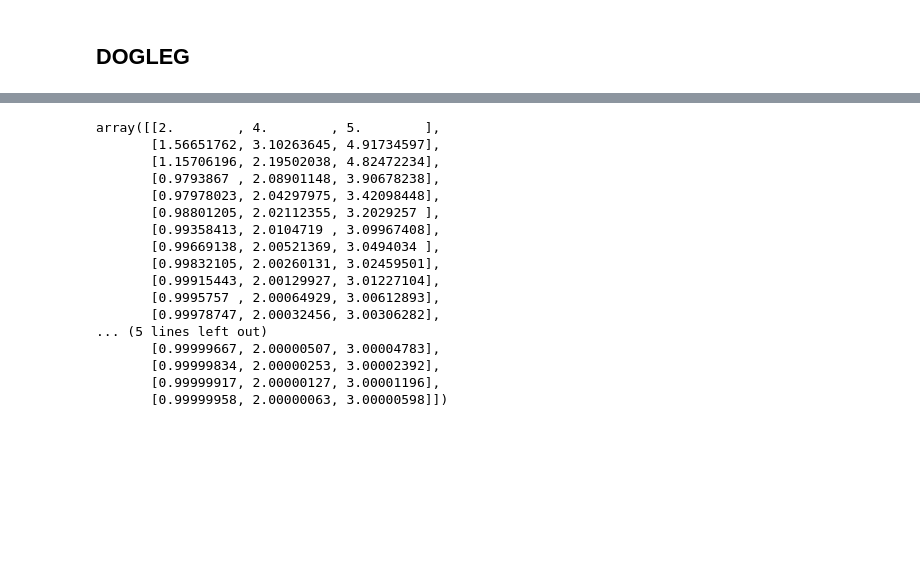
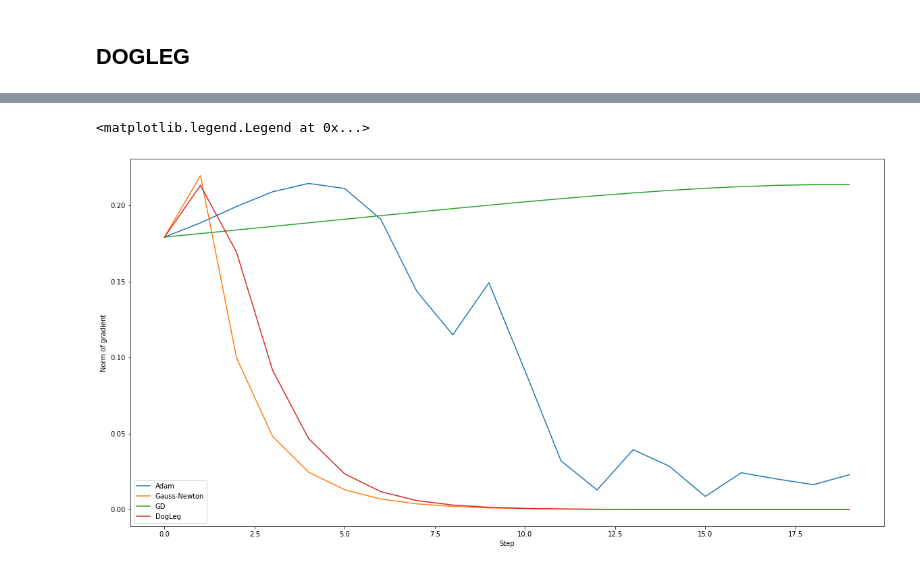
Before and after one commit to dzahbarov/opt-methods, a Jupyter notebook: lab3/lab3.ipynb, the cells around one changed output, grey strips where cells are left out. Cells and saved outputs as stored; diff of their text form; code cells hidden in the pictures; blank space fills up the shorter version.

Commit message:
add plots for dogleg

```diff
--- a/lab3/lab3.ipynb
+++ b/lab3/lab3.ipynb
@@ -269,9 +243,6 @@ def grad(x):
 
 
 def m(f, x, p):
-    print(np.transpose(grad(x)))
-    print(p)
-
     first = np.transpose(grad(x)) @ p
     second = np.transpose(p) @ calcH(x) @ p
     return f(x) + first + 1 / 2 * second
@@ -298,25 +269,10 @@ def calcStep(f, x, delta):
     if np.linalg.norm(pH) <= delta:
         return pH
 
-    # print(gr)
     pU = - (np.dot(gr, gr) / np.dot(gr, np.dot(H, gr))) * gr
-
-    # first = np.transpose(gr) @ gr
-    # second = np.transpose(gr) @ H @ gr
-
-    # print(first)
-    # print(second)
-
-    # third = -(first) / (second)
-    # print(third)
-    # print(gr)
-    # pU = third @ gr
-
-
 
     if np.linalg.norm(pU) >= delta:
         return delta * pU / np.linalg.norm(pU)
-
 
     A = pU
     B = pH - pU
@@ -325,21 +281,25 @@ def calcStep(f, x, delta):
 
     return (-np.transpose(A) @ B + np.sqrt(D4)) / (np.transpose(B) @ B)
 
+def grad4(f, x):
+    return [partial(f, i, x) for i in range(len(x))]
+
 
 def dogleg(f, start, delta=1, nu=1 / 4, epoch=20, delta_max=100):
     x = start
 
     points = list()
-
     grads = list()
     loss = list()
 
     points.append(start)
 
     for i in range(1, epoch):
+        grads.append(np.linalg.norm(grad4(f, x)))
+        loss.append(f(x))
 
         p = calcStep(f, x, delta)
-        # print(p)
+
         ro = getRo(f, x, p)
 
         if ro < 1 / 4:
@@ -359,6 +319,6 @@ def dogleg(f, start, delta=1, nu=1 / 4, epoch=20, delta_max=100):
         if cancel_condition(x):
             break
 
-    return [np.array(points), np.array(grads), np.array(loss1)]
+    return [np.array(points), np.array(grads), np.array(loss)]
 # %%
-points, grads, loss = dogleg(minimizing_func, start_point, delta=1, epoch=1000)
+dogleg_points, dogleg_grads, dogleg_loss = dogleg(minimizing_func, start_point, delta=1, epoch=1000)
@@ -383,20 +325,17 @@ points, grads, loss = dogleg(minimizing_func, start_point, delta=1, epoch=1000)
-# %%
-points
-# %% [output]
-array([[2.        , 4.        , 5.        ],
-       [1.56651762, 3.10263645, 4.91734597],
-       [1.15706196, 2.19502038, 4.82472234],
-       [0.9793867 , 2.08901148, 3.90678238],
-       [0.97978023, 2.04297975, 3.42098448],
-       [0.98801205, 2.02112355, 3.2029257 ],
-       [0.99358413, 2.0104719 , 3.09967408],
-       [0.99669138, 2.00521369, 3.0494034 ],
-       [0.99832105, 2.00260131, 3.02459501],
-       [0.99915443, 2.00129927, 3.01227104],
-       [0.9995757 , 2.00064929, 3.00612893],
-       [0.99978747, 2.00032456, 3.00306282],
-... (5 lines left out)
-       [0.99999667, 2.00000507, 3.00004783],
-       [0.99999834, 2.00000253, 3.00002392],
-       [0.99999917, 2.00000127, 3.00001196],
-       [0.99999958, 2.00000063, 3.00000598]])
+# %%
+size = min(len(gd_points), len(adam_points), len(newton_points), len(dogleg_points)) - 1
+ss = range(0, size)
+
+plt.plot(ss, adam_grads[:size],  label='Adam')
+plt.plot(ss, newton_grads[:size], label='Gauss-Newton')
+plt.plot(ss, gd_grads[:size], label='GD')
+plt.plot(ss, dogleg_grads[:size], label='DogLeg')
+
+
+plt.xlabel("Step")
+plt.ylabel("Norm of gradient")
+
+plt.legend()
+# %% [output]
+<matplotlib.legend.Legend at 0x...>
+[figure, added]
```
Also changed, not shown: parts of 12 cells of this notebook.
